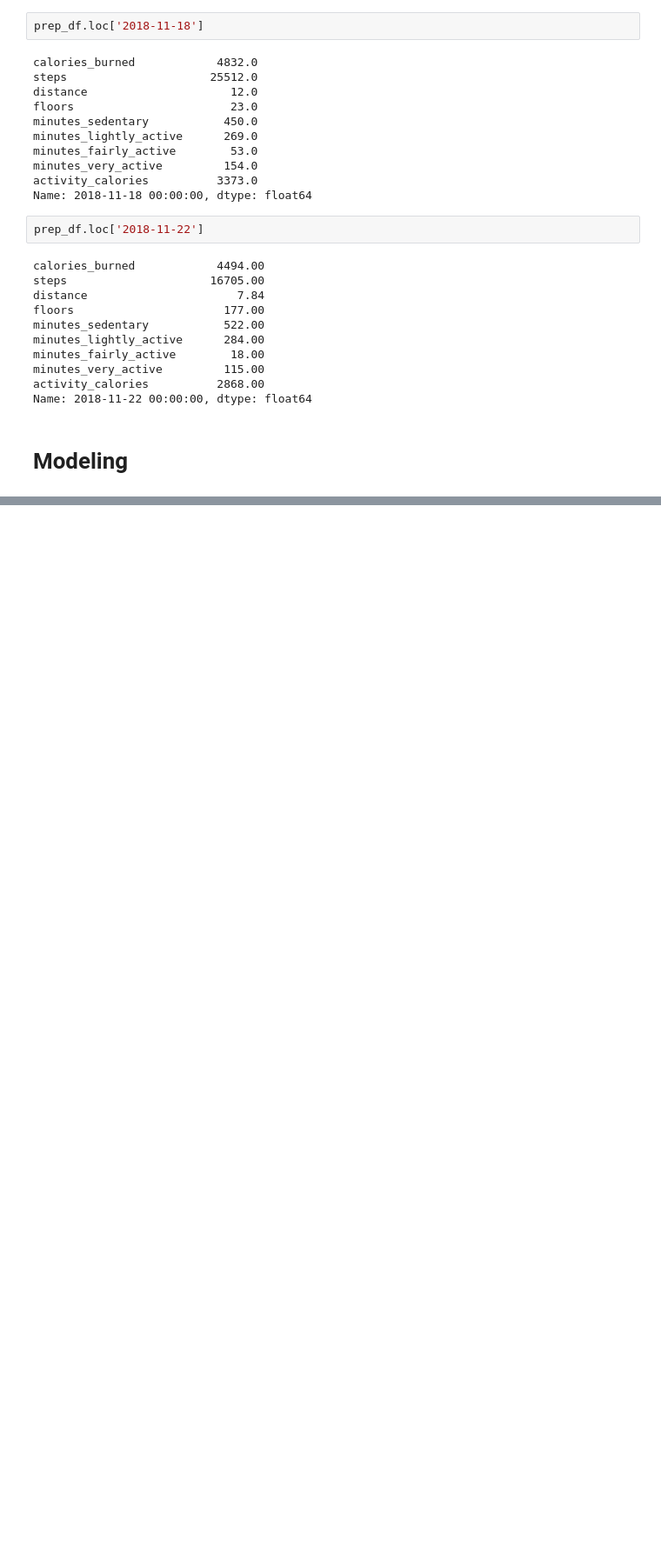
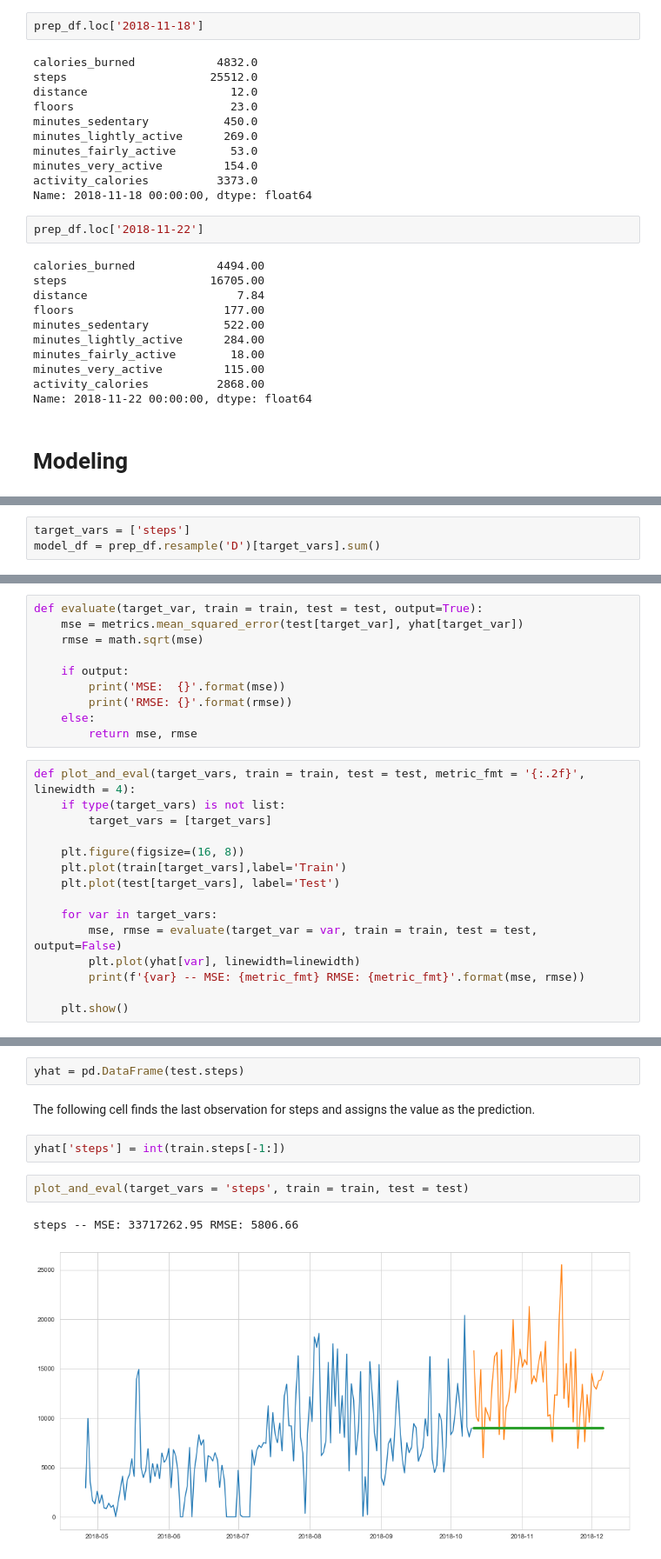
Before and after one commit to Tim-Sotirhos/fitbit_project, a Jupyter notebook: fitbit_project.ipynb, the cells around one changed output, grey strips where cells are left out. Shown at 87% size. Saved outputs shown, nothing was run; the diff lists cells and outputs as text; blank space fills up the shorter version.

```diff
--- a/fitbit_project.ipynb
+++ b/fitbit_project.ipynb
@@ -332,0 +360,3 @@ Name: 2018-11-22 00:00:00, dtype: float64
+# %%
+target_vars = ['steps']
+model_df = prep_df.resample('D')[target_vars].sum()
@@ -332,0 +397,25 @@ Name: 2018-11-22 00:00:00, dtype: float64
+# %%
+def evaluate(target_var, train = train, test = test, output=True):
+    mse = metrics.mean_squared_error(test[target_var], yhat[target_var])
+    rmse = math.sqrt(mse)
+
+    if output:
+        print('MSE:  {}'.format(mse))
+        print('RMSE: {}'.format(rmse))
+    else:
+        return mse, rmse
+# %%
+def plot_and_eval(target_vars, train = train, test = test, metric_fmt = '{:.2f}', linewidth = 4):
+    if type(target_vars) is not list:
+        target_vars = [target_vars]
+
+    plt.figure(figsize=(16, 8))
+    plt.plot(train[target_vars],label='Train')
+    plt.plot(test[target_vars], label='Test')
+
+    for var in target_vars:
+        mse, rmse = evaluate(target_var = var, train = train, test = test, output=False)
+        plt.plot(yhat[var], linewidth=linewidth)
+        print(f'{var} -- MSE: {metric_fmt} RMSE: {metric_fmt}'.format(mse, rmse))
+
+    plt.show()
@@ -332,0 +456,11 @@ Name: 2018-11-22 00:00:00, dtype: float64
+# %%
+yhat = pd.DataFrame(test.steps)
+# %% [markdown]
+The following cell finds the last observation for steps and assigns the value as the prediction.
+# %%
+yhat['steps'] = int(train.steps[-1:])
+# %%
+plot_and_eval(target_vars = 'steps', train = train, test = test)
+# %% [output]
+steps -- MSE: 33717262.95 RMSE: 5806.66
+[figure, added]
```
Also changed, not shown: parts of 31 cells of this notebook.
